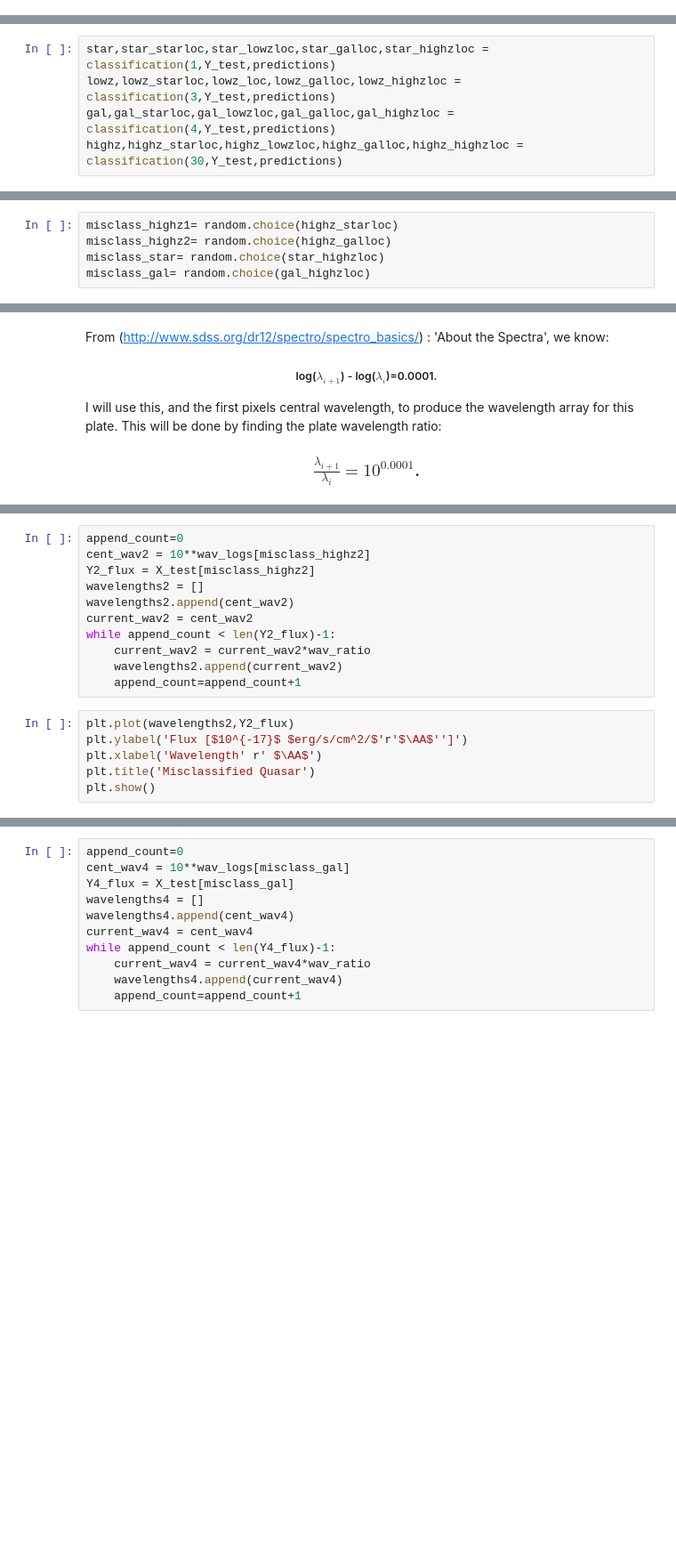
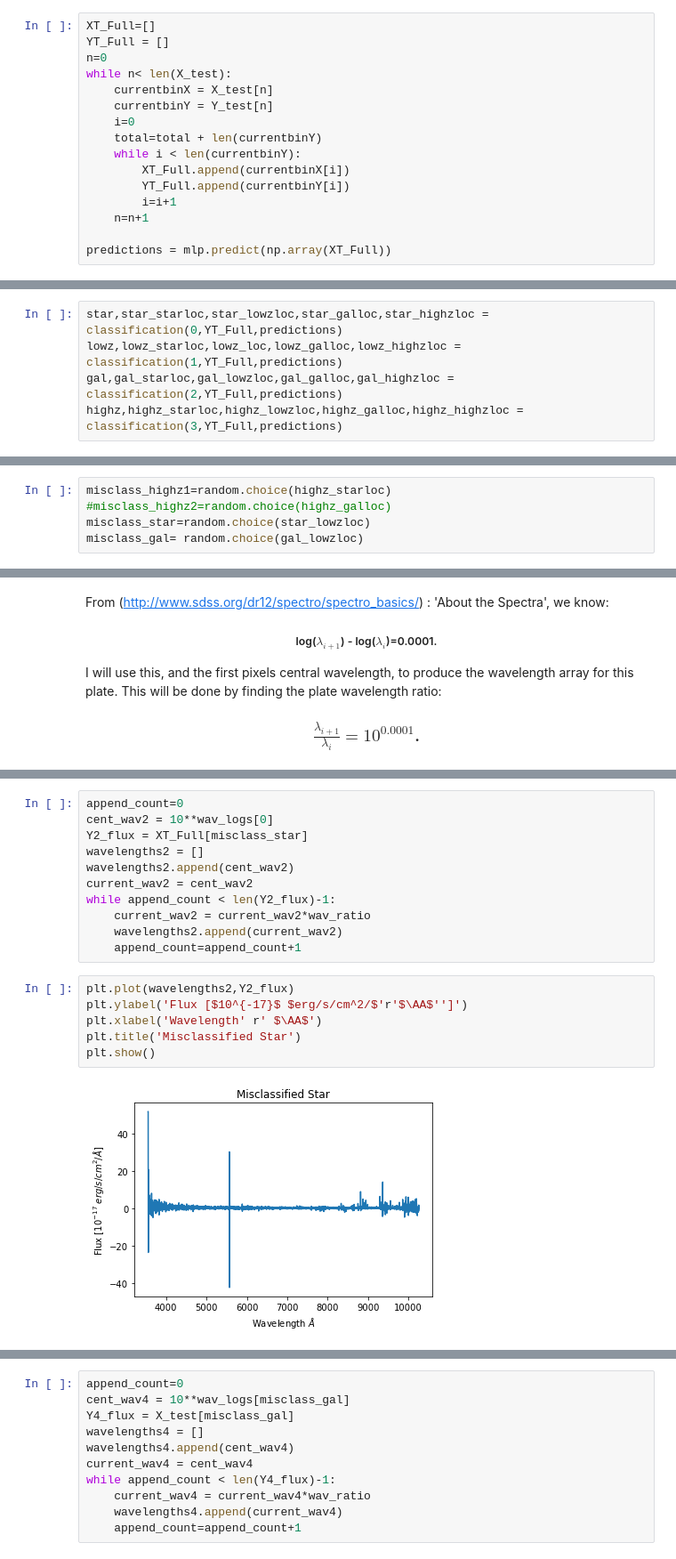
Before and after one commit to ihothi/MSciCode, a Jupyter notebook: NeuralNetwork.ipynb, the cells around one changed output, grey strips where cells are left out. Shown: that part at 89% size. Saved outputs shown, nothing was run; the diff lists cells and outputs as text; blank space fills up the shorter version.

```diff
--- a/NeuralNetwork.ipynb
+++ b/NeuralNetwork.ipynb
@@ -90 +182,17 @@ predictions = mlp.predict(np.array(X_test))
+# %%
+XT_Full=[]
+YT_Full = []
+n=0
+while n< len(X_test):
+    currentbinX = X_test[n]
+    currentbinY = Y_test[n]
+    i=0
+    total=total + len(currentbinY)
+    while i < len(currentbinY):
+        XT_Full.append(currentbinX[i])
+        YT_Full.append(currentbinY[i])
+        i=i+1
+    n=n+1
+
+predictions = mlp.predict(np.array(XT_Full))
 # %%
@@ -92,8 +209,8 @@ print(classification_report(Y_test,predictions))
 # %%
-star,star_starloc,star_lowzloc,star_galloc,star_highzloc = classification(1,Y_test,predictions)
-lowz,lowz_starloc,lowz_loc,lowz_galloc,lowz_highzloc = classification(3,Y_test,predictions)
-gal,gal_starloc,gal_lowzloc,gal_galloc,gal_highzloc = classification(4,Y_test,predictions)
-highz,highz_starloc,highz_lowzloc,highz_galloc,highz_highzloc = classification(30,Y_test,predictions)
+star,star_starloc,star_lowzloc,star_galloc,star_highzloc = classification(0,YT_Full,predictions)
+lowz,lowz_starloc,lowz_loc,lowz_galloc,lowz_highzloc = classification(1,YT_Full,predictions)
+gal,gal_starloc,gal_lowzloc,gal_galloc,gal_highzloc = classification(2,YT_Full,predictions)
+highz,highz_starloc,highz_lowzloc,highz_galloc,highz_highzloc = classification(3,YT_Full,predictions)
 # %%
 File_Name = input("Please Enter File name: ")
 # %%
@@ -140,7 +257,7 @@ list.close()
 # %%
 d.close()
 # %%
-misclass_highz1= random.choice(highz_starloc)
-misclass_highz2= random.choice(highz_galloc)
-misclass_star= random.choice(star_highzloc)
-misclass_gal= random.choice(gal_highzloc)
+misclass_highz1=random.choice(highz_starloc)
+#misclass_highz2=random.choice(highz_galloc)
+misclass_star=random.choice(star_lowzloc)
+misclass_gal= random.choice(gal_lowzloc)
@@ -174,7 +306,7 @@ plt.show()
 # %%
 append_count=0
-cent_wav2 = 10**wav_logs[misclass_highz2]
-Y2_flux = X_test[misclass_highz2]
+cent_wav2 = 10**wav_logs[0]
+Y2_flux = XT_Full[misclass_star]
 wavelengths2 = []
 wavelengths2.append(cent_wav2)
 current_wav2 = cent_wav2
@@ -185,7 +317,9 @@ while append_count < len(Y2_flux)-1:
 # %%
 plt.plot(wavelengths2,Y2_flux)
 plt.ylabel('Flux [$10^{-17}$ $erg/s/cm^2/$'r'$\AA$'']')
 plt.xlabel('Wavelength' r' $\AA$')
-plt.title('Misclassified Quasar')
+plt.title('Misclassified Star')
 plt.show()
+# %% [output]
+[figure, added]
 # %%
```
Also changed, not shown: parts of 21 cells of this notebook, 9 other files.
